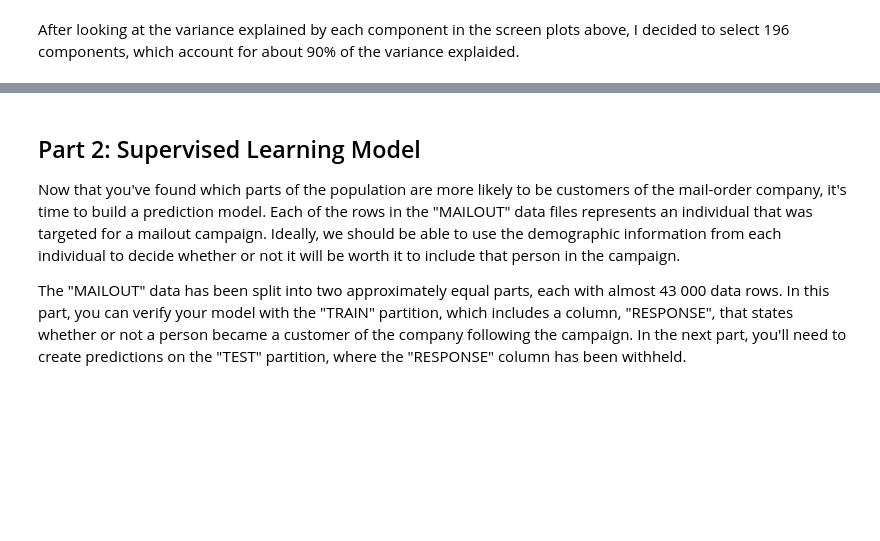
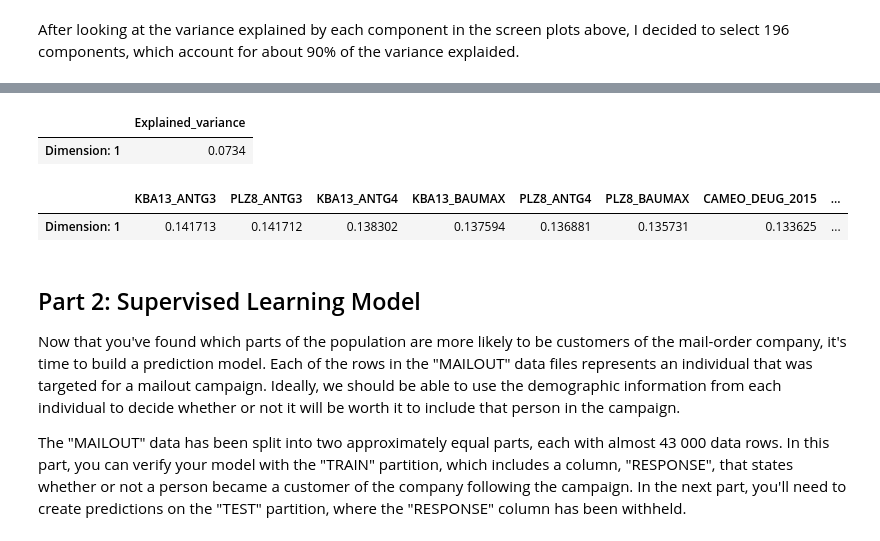
Before and after one commit to jmcabreira-zz/Data-Science-Projects, a Jupyter notebook: Customer_Segmentation_Report/Arvato_Project_Workbook.ipynb, the cells around one changed output, grey strips where cells are left out. Saved outputs shown, nothing was run; the diff lists cells and outputs as text; code cells hidden in the pictures; blank space fills up the shorter version.

Commit message:
refactor: Add explained_variance_weights_df

```diff
--- a/Customer_Segmentation_Report/Arvato_Project_Workbook.ipynb
+++ b/Customer_Segmentation_Report/Arvato_Project_Workbook.ipynb
@@ -595,3 +604,11 @@ array([[ 4.63636306,  5.17334754,  5.953021  , ..., -0.53320171,
+# %%
+from helpers import enplianed_variance_and_weights_df
+enplianed_variance_and_weights_df(azdias_scaled_df, pca, 0)
+# %% [output]
+|  | Explained_variance |
+| Dimension: 1 | 0.0734 |
+|  | KBA13_ANTG3 | PLZ8_ANTG3 | KBA13_ANTG4 | KBA13_BAUMAX | PLZ8_ANTG4 | PLZ8_BAUMAX | CAMEO_DEUG_2015 | ... |
+| Dimension: 1 | 0.141713 | 0.141712 | 0.138302 | 0.137594 | 0.136881 | 0.135731 | 0.133625 | ... |
 # %% [markdown]
 ## Part 2: Supervised Learning Model
 
```
Also changed, not shown: parts of 2 cells of this notebook.
